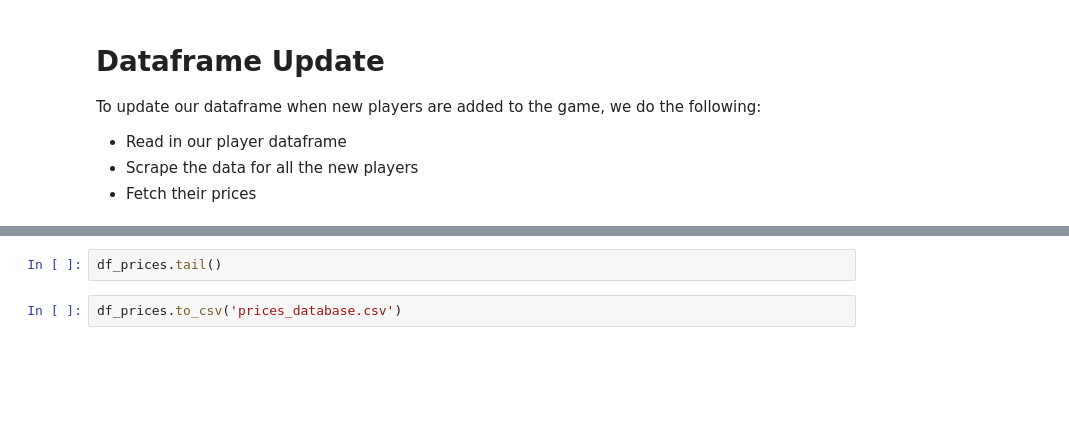
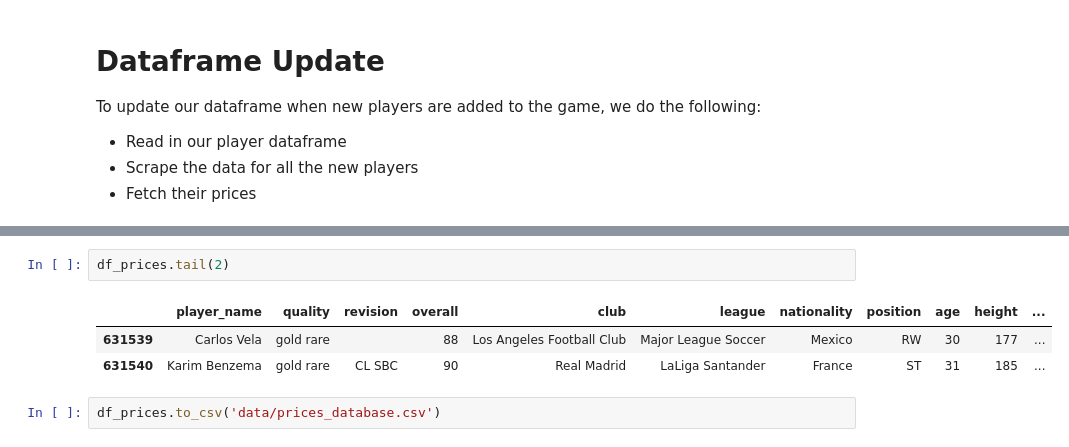
Before and after one commit to cvaf/fut, a Jupyter notebook: database_build.ipynb, the cells around one changed output, grey strips where cells are left out. Drawn from its saved outputs; the diff is of its cells as text; blank space fills up the shorter version.

```diff
--- a/database_build.ipynb
+++ b/database_build.ipynb
@@ -140,4 +136,8 @@ df_prices = df_fetch_price(df_p)
 # %%
-df_prices.tail()
+df_prices.tail(2)
+# %% [output]
+|  | player_name | quality | revision | overall | club | league | nationality | position | age | height | ... |
+| 631539 | Carlos Vela | gold rare |  | 88 | Los Angeles Football Club | Major League Soccer | Mexico | RW | 30 | 177 | ... |
+| 631540 | Karim Benzema | gold rare | CL SBC | 90 | Real Madrid | LaLiga Santander | France | ST | 31 | 185 | ... |
 # %%
-df_prices.to_csv('prices_database.csv')
+df_prices.to_csv('data/prices_database.csv')
```
Also changed, not shown: parts of 5 cells of this notebook, 3 other files.
